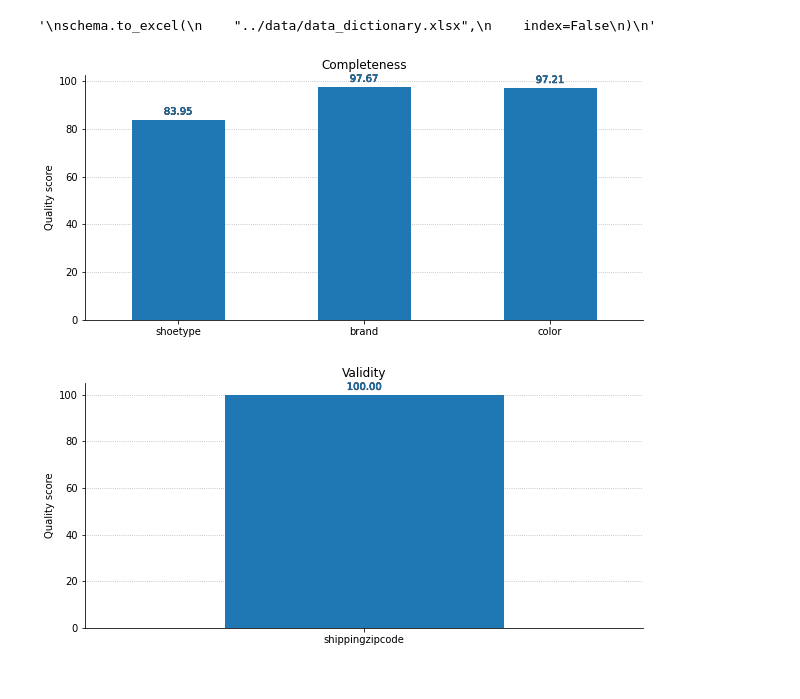
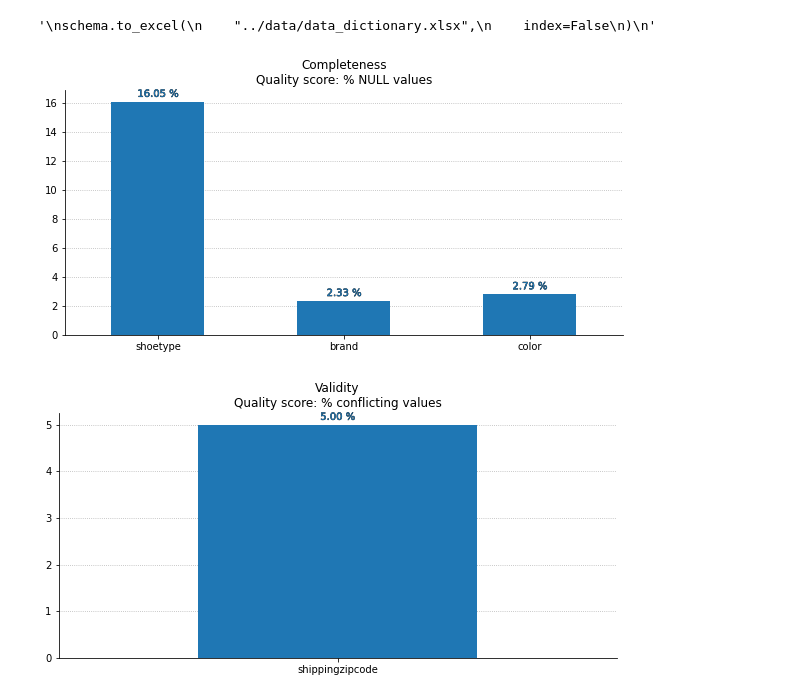
Before and after one commit to jsbarbosa/Data-Architect-Nanodegree, a Jupyter notebook: DataGovernance/tools/extract_dictionary.ipynb, the cells around one changed output. Cells and saved outputs as stored; diff of their text form; code cells hidden in the pictures.

```diff
--- a/DataGovernance/tools/extract_dictionary.ipynb
+++ b/DataGovernance/tools/extract_dictionary.ipynb
@@ -296,44 +296,40 @@ schema.to_excel(
 # %%
 fig, ax = plt.subplots()
 
-(100 * (1 - data['listings'].isna().sum() / len(data['listings']))).loc[
+(100 * data['listings'].isna().sum() / len(data['listings'])).loc[
     [
         'shoetype',
         'brand',
         'color'
     ]
 ].plot.bar(
     ax=ax,
     zorder=2,
     legend=False,
 )
 
-ax.set_ylabel("Quality score")
-
 ax.grid(
     axis='y',
     zorder=0,
     ls=':'
 )
 
-autolabel(ax)
+autolabel(ax, fmt='{:,.2f} %')
 ax.tick_params(axis='x', labelrotation=0)
 
-ax.set_title('Completeness')
+ax.set_title('Completeness\nQuality score: % NULL values')
 
 fig.savefig('completeness.png')
 # %% [output]
-[figure, old version]
+[figure, new version]
 # %%
 fig, ax = plt.subplots()
 
-pd.DataFrame([100], index=['shippingzipcode']).plot.bar(
+pd.DataFrame([5], index=['shippingzipcode']).plot.bar(
     ax=ax,
     zorder=2,
     legend=False
 )
-
-ax.set_ylabel("Quality score")
 
 ax.grid(
     axis='y',
@@ -341,11 +337,11 @@ ax.grid(
     ls=':'
 )
 
-autolabel(ax)
+autolabel(ax, fmt='{:,.2f} %')
 ax.tick_params(axis='x', labelrotation=0)
 
-ax.set_title('Validity')
+ax.set_title('Validity\nQuality score: % conflicting values')
 
 fig.savefig('validity.png')
 # %% [output]
-[figure, old version]
+[figure, new version]
```
Also changed, not shown: parts of 3 cells of this notebook, 4 other files.
